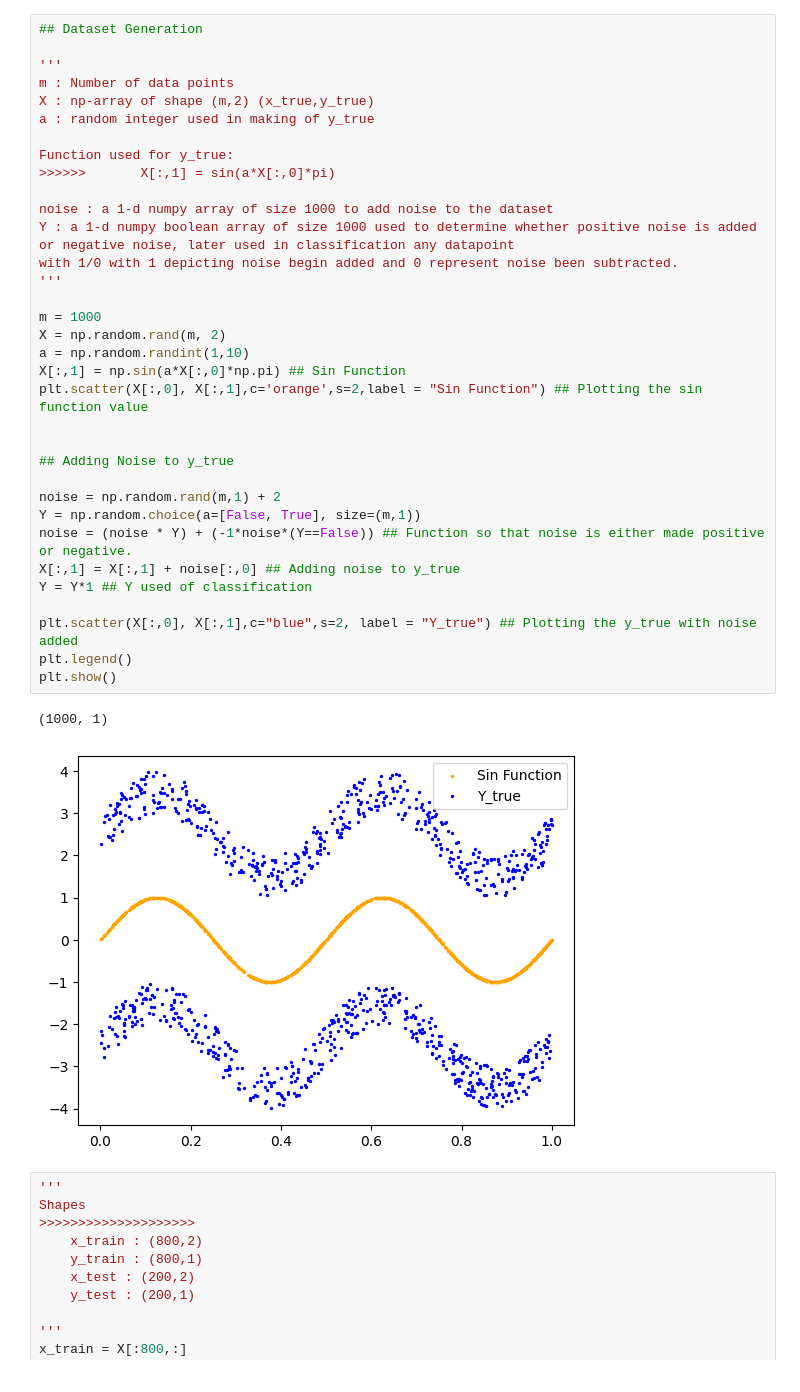
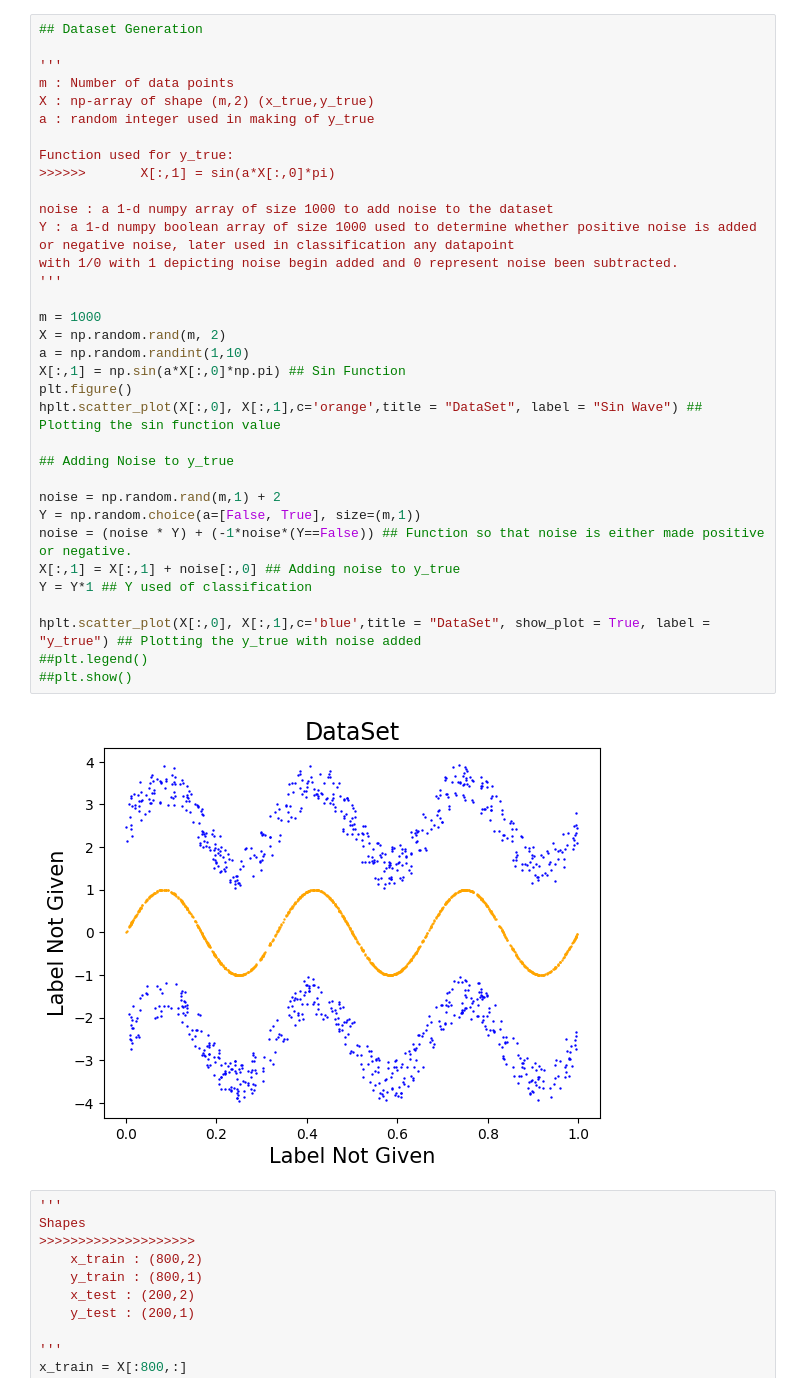
Before and after one commit to Blazkowiz47/blackbox, a Jupyter notebook: Regression/SingleNodePerceptron.ipynb, the cells around one changed output. Cells and saved outputs as stored; diff of their text form.

Commit message:
Added plotting_helper

```diff
--- a/Regression/SingleNodePerceptron.ipynb
+++ b/Regression/SingleNodePerceptron.ipynb
@@ -10,40 +11,39 @@ import random
 # %%
 ## Dataset Generation
 
 '''
 m : Number of data points
 X : np-array of shape (m,2) (x_true,y_true)
 a : random integer used in making of y_true
 
 Function used for y_true:
 >>>>>>       X[:,1] = sin(a*X[:,0]*pi)
 
 noise : a 1-d numpy array of size 1000 to add noise to the dataset
 Y : a 1-d numpy boolean array of size 1000 used to determine whether positive noise is added or negative noise, later used in classification any datapoint
 with 1/0 with 1 depicting noise begin added and 0 represent noise been subtracted.
 '''
 
 m = 1000
 X = np.random.rand(m, 2)
 a = np.random.randint(1,10)
 X[:,1] = np.sin(a*X[:,0]*np.pi) ## Sin Function
-plt.scatter(X[:,0], X[:,1],c='orange',s=2,label = "Sin Function") ## Plotting the sin function value
-
+plt.figure()
+hplt.scatter_plot(X[:,0], X[:,1],c='orange',title = "DataSet", label = "Sin Wave") ## Plotting the sin function value
 
 ## Adding Noise to y_true
 
 noise = np.random.rand(m,1) + 2
 Y = np.random.choice(a=[False, True], size=(m,1))
 noise = (noise * Y) + (-1*noise*(Y==False)) ## Function so that noise is either made positive or negative.
 X[:,1] = X[:,1] + noise[:,0] ## Adding noise to y_true
 Y = Y*1 ## Y used of classification
 
-plt.scatter(X[:,0], X[:,1],c="blue",s=2, label = "Y_true") ## Plotting the y_true with noise added
-plt.legend()
-plt.show()
+hplt.scatter_plot(X[:,0], X[:,1],c='blue',title = "DataSet", show_plot = True, label = "y_true") ## Plotting the y_true with noise added
+##plt.legend()
+##plt.show()
 # %% [output]
-(1000, 1)
-[figure, old version]
+[figure, new version]
 # %%
 '''
 Shapes
```
Also changed, not shown: parts of 7 cells of this notebook, 4 other files.
